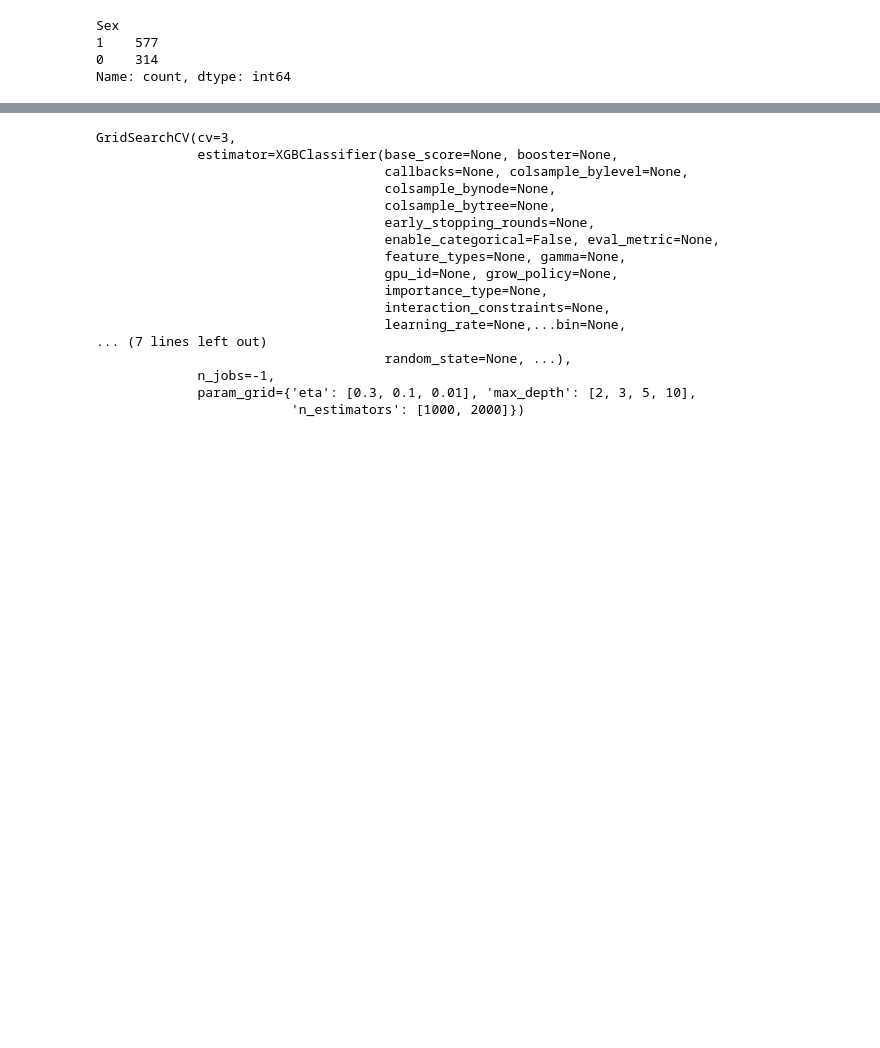
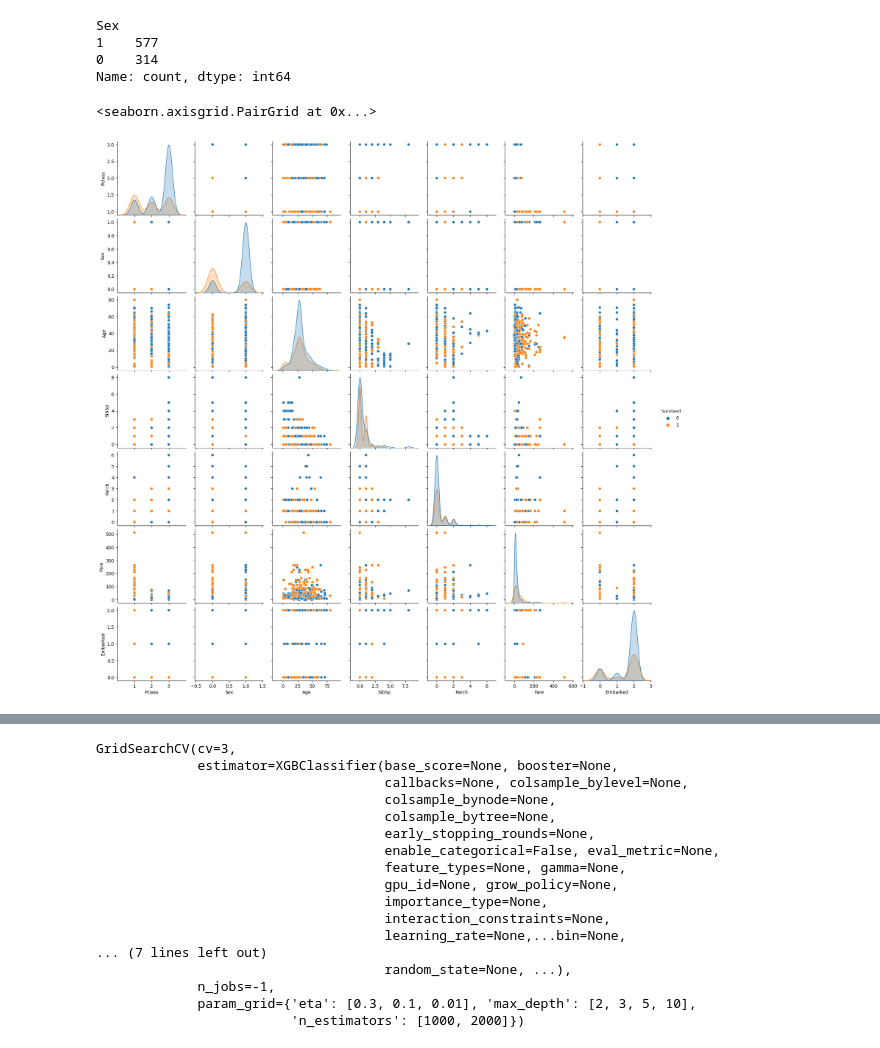
Before and after one commit to akou97/Kaggle, a Jupyter notebook: Titanic/EDA.ipynb, the cells around one changed output, grey strips where cells are left out. Cells and saved outputs as stored; diff of their text form; code cells hidden in the pictures; blank space fills up the shorter version.

```diff
--- a/Titanic/EDA.ipynb
+++ b/Titanic/EDA.ipynb
@@ -145,3 +145,8 @@ Sex
 1    577
 0    314
 Name: count, dtype: int64
+# %%
+sns.pairplot(df_train,hue= "Survived")
+# %% [output]
+<seaborn.axisgrid.PairGrid at 0x...>
+[figure, added]
```
Also changed, not shown: parts of 12 cells of this notebook.
